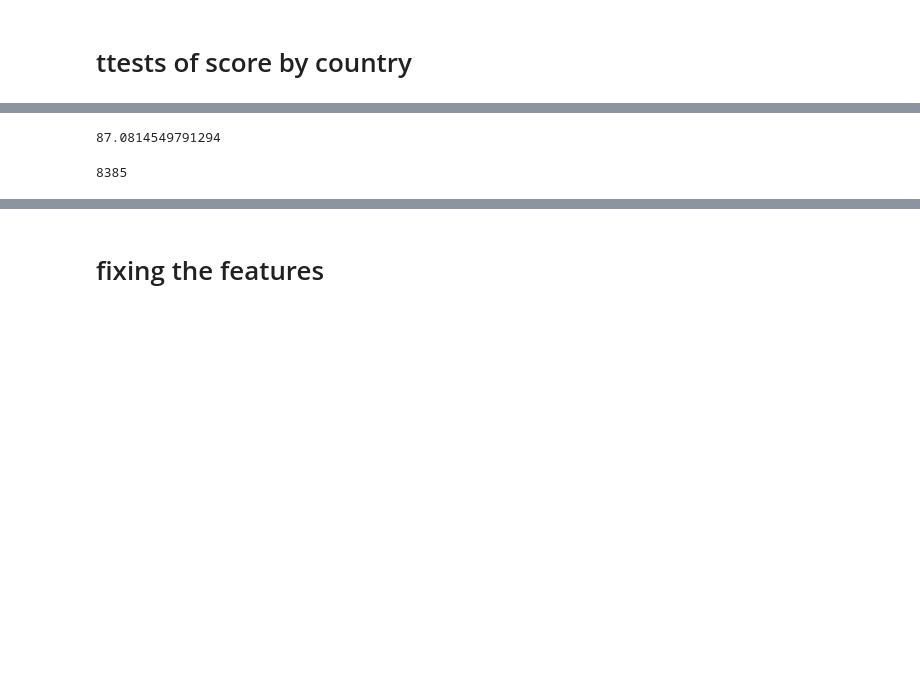
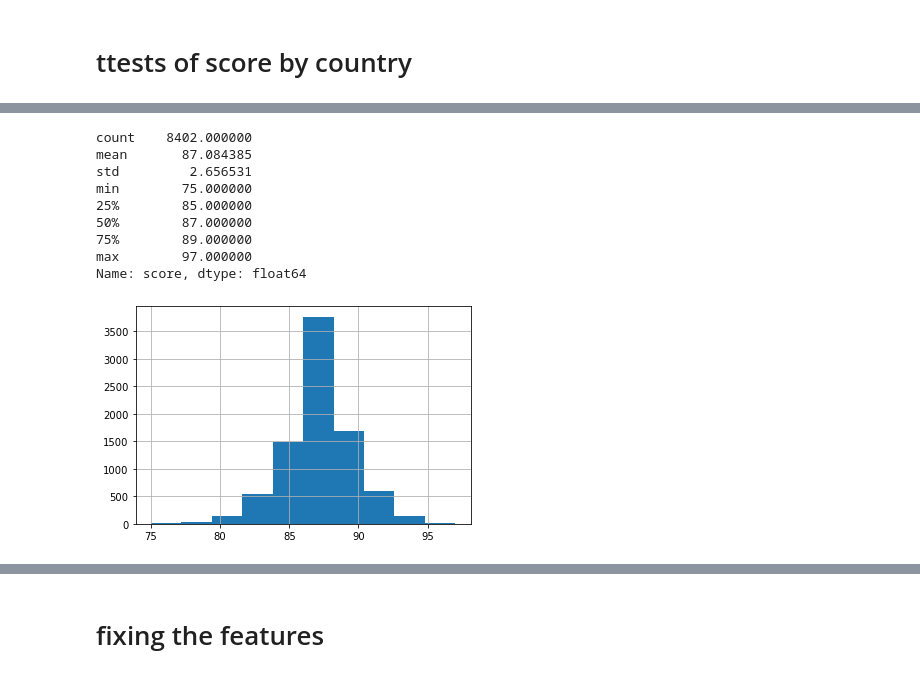
Before and after one commit to dj-betts/top-25-cigars, a Jupyter notebook: eda_cigar_aficionado.ipynb, the cells around one changed output, grey strips where cells are left out. Drawn from its saved outputs; the diff is of its cells as text; code cells hidden in the pictures; blank space fills up the shorter version.

```diff
--- a/eda_cigar_aficionado.ipynb
+++ b/eda_cigar_aficionado.ipynb
@@ -91,9 +95,17 @@ scores_df.score.hist()
 [figure]
 # %%
-dr_score = scores_df[scores_df.country == 'Dominican Republic'].score
-print(dr_score.mean())
-len(dr_score)
+dr_score = scores_df[scores_df.country == 'dr'].score
+print(dr_score.describe())
+dr_score.hist();
 # %% [output]
-87.0814549791294
+count    8402.000000
+mean       87.084385
+std         2.656531
+min        75.000000
+25%        85.000000
+50%        87.000000
+75%        89.000000
+max        97.000000
+Name: score, dtype: float64
-8385
+[figure, added]
 # %%
```
Also changed, not shown: parts of 33 cells of this notebook.
